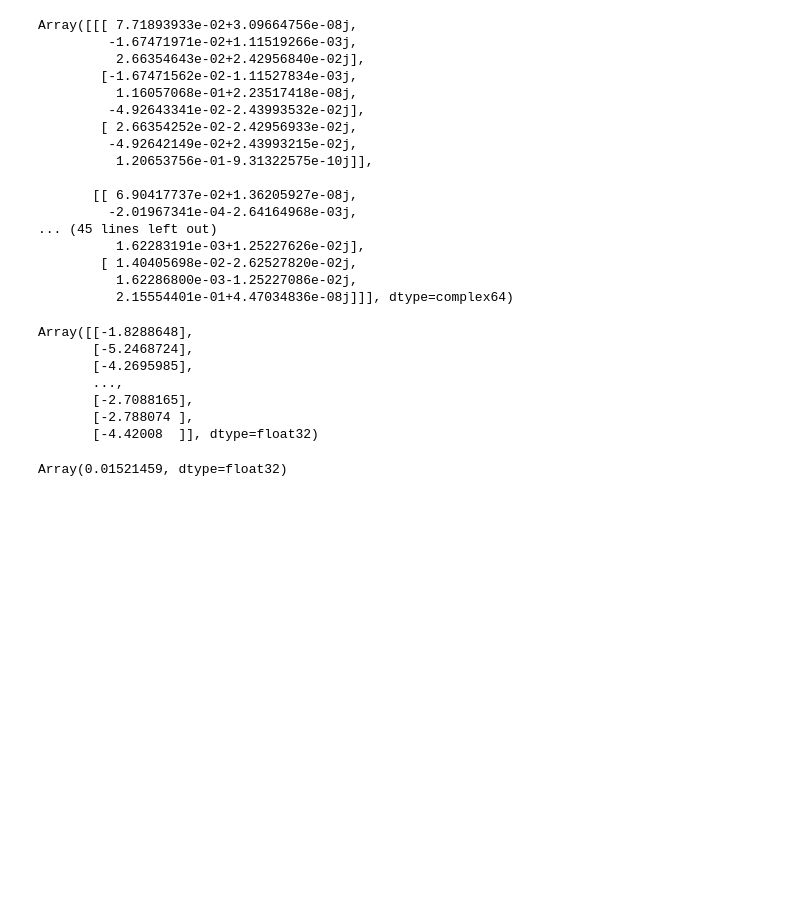
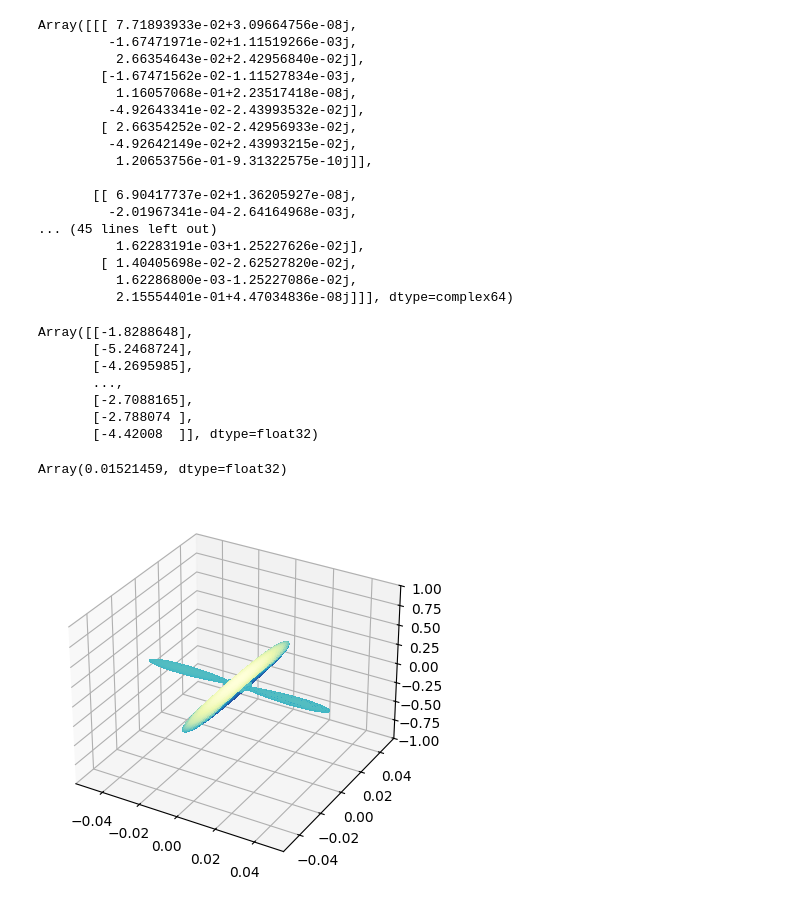
Before and after one commit to yidiq7/MLGeometry, a Jupyter notebook: Guide_multi.ipynb, the cells around one changed output. Drawn from its saved outputs; the diff is of its cells as text; code cells hidden in the pictures; blank space fills up the shorter version.

```diff
--- a/Guide_multi.ipynb
+++ b/Guide_multi.ipynb
@@ -481,3 +497,39 @@ Array([[-1.8288648],
 amp2
 # %% [output]
 Array(0.01521459, dtype=float32)
+# %%
+
+
+theta, phi = np.linspace(0.001,np.pi+0.001, 400), np.linspace(0.001, 2*np.pi+0.001, 400)
+
+points_list = []
+for j in phi:
+    for i in theta:
+        t = complex(math.sin(i)*math.sin(j), math.cos(i)) / (math.sin(i)*math.cos(j))
+        if np.absolute(t) <= 1:
+            points_list.append([1, -1, t, 0, -t])
+        else:
+            # Use symmetry:
+            points_list.append([1, -1, 1/t, 0, -1/t])
+# %%
+rc = mlg.hypersurface.Hypersurface(Z, f, points=points_list, norm_coordinate=0, max_grad_coordinate=0)
+rc_dataset = mlg.dataset.generate_dataset(rc)
+# %%
+eta = mlg.loss.evaluate_dataset(K0, params0, rc_dataset, mlg.loss.eta_array, batch_size=1000)
+# %%
+R = np.abs(eta-1).reshape(400, 400)
+THETA, PHI = np.meshgrid(theta, phi)
+X = R * np.sin(THETA) * np.cos(PHI)
+Y = R * np.sin(THETA) * np.sin(PHI)
+ZZ = R * np.cos(THETA)
+# %%
+
+
+fig = plt.figure()
+ax = fig.add_subplot(1,1,1, projection='3d')
+ax.set_zlim3d(-1.0, 1.0)
+plot = ax.plot_surface(
+    X, Y, ZZ, rstride=1, cstride=1, cmap=plt.cm.YlGnBu_r,
+    linewidth=0, antialiased=False)
+# %% [output]
+[figure, added]
```
Also changed, not shown: parts of 8 cells of this notebook.
